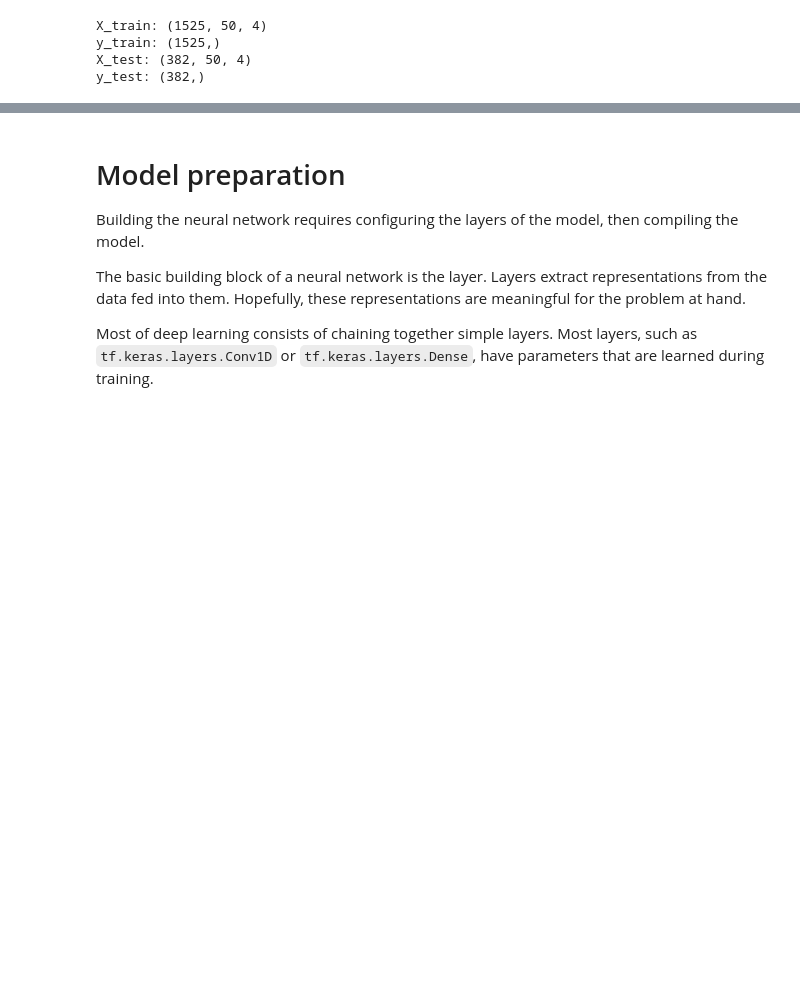
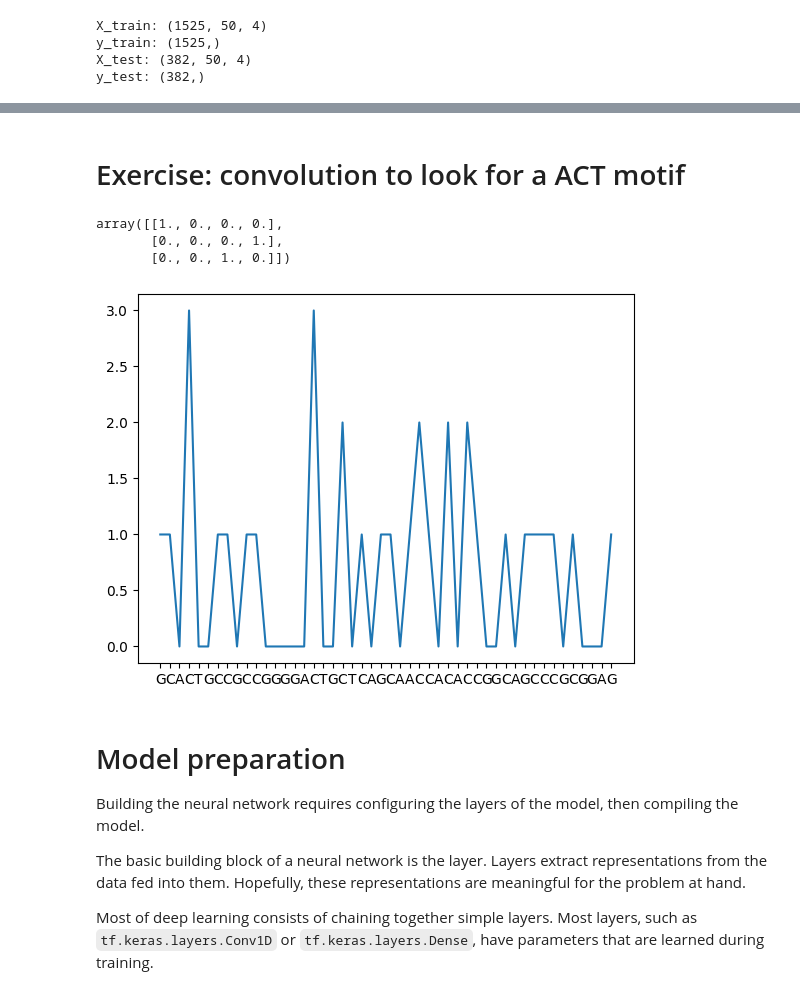
Before and after one commit to BioGeMT/DLforGenomics, a Jupyter notebook: notebooks/One_hot_encoding_and_1D_convolution.ipynb, the cells around one changed output, grey strips where cells are left out. Drawn from its saved outputs; the diff is of its cells as text; code cells hidden in the pictures; blank space fills up the shorter version.

Commit message:
added exercise

```diff
--- a/notebooks/One_hot_encoding_and_1D_convolution.ipynb
+++ b/notebooks/One_hot_encoding_and_1D_convolution.ipynb
@@ -235,6 +244,46 @@ Special kernels which have specific properties such as maintaining the same imag
 In 1D convolution, kernel slides in one dimension. This can be useful for processing data that have one dimension, such as time series, audio, text or genomic sequences.
 
 ![](https://i.imgur.com/5UQz1zI.jpg)
+# %% [markdown]
+# Exercise: convolution to look for a ACT motif
+# %%
+seq_ohe[0][0:3]
+# %% [output]
+array([[1., 0., 0., 0.],
+       [0., 0., 0., 1.],
+       [0., 0., 1., 0.]])
+# %%
+# define ACT kernel
+# 'A': 0,
+# 'T': 1,
+# 'C': 2,
+# 'G': 3
+
+# act_kernel = [
+#     [?, ?, ?, ?],
+#     [?, ?, ?, ?],
+#     [?, ?, ?, ?]
+# ]
+
+def convolution(seq_ohe, kernel):
+
+  features = []
+  for index in range(seq_ohe.shape[1] - len(kernel) + 1):
+    features.append(
+        np.sum(np.multiply(seq_ohe[0][index:index + len(kernel)], kernel))
+    )
+
+  return features
+# %%
+features = convolution(seq_ohe, act_kernel)
+
+fig, ax = plt.subplots()
+ax.plot(features)
+ax.set_xticks(range(len(seq[1:-1])))
+ax.set_xticklabels(seq[1:-1])
+plt.show();
+# %% [output]
+[figure, added]
 # %% [markdown]
 # Model preparation
 
```
Also changed, not shown: parts of 14 cells of this notebook.
